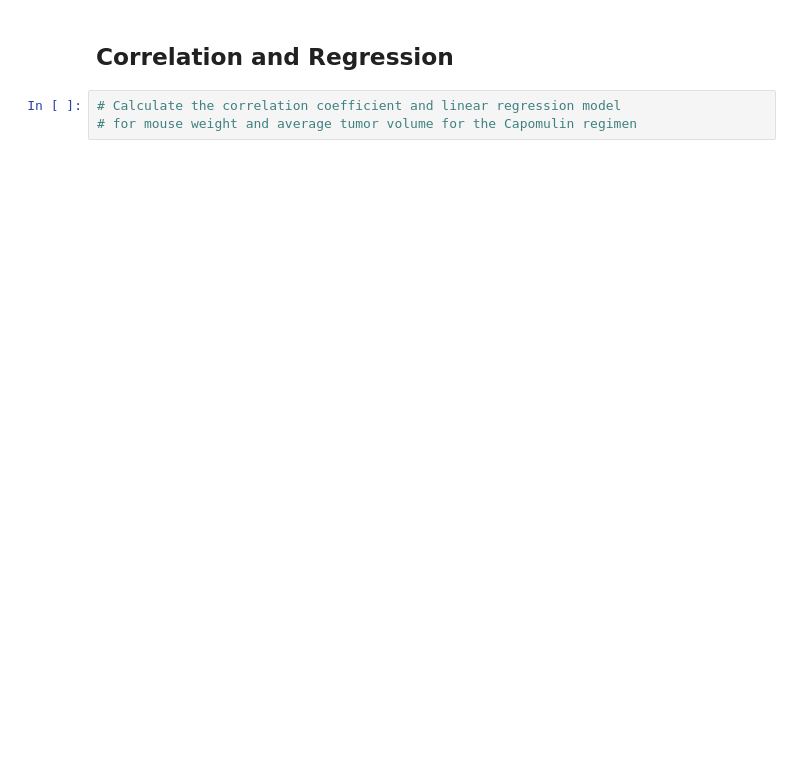
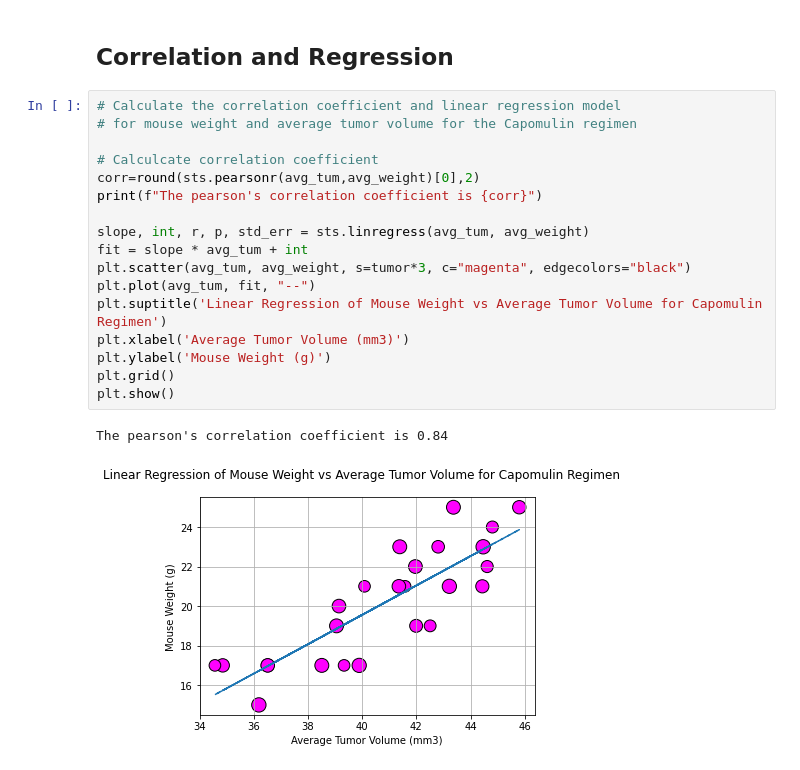
Before and after one commit to natlass/The-Power-of-Plots, a Jupyter notebook: pymaceuticals_starter.ipynb, the cells around one changed output. Saved outputs shown, nothing was run; the diff lists cells and outputs as text; blank space fills up the shorter version.

```diff
--- a/pymaceuticals_starter.ipynb
+++ b/pymaceuticals_starter.ipynb
@@ -302,5 +308,22 @@ plt.show()
 # %% [markdown]
 ## Correlation and Regression
-# %%
-# Calculate the correlation coefficient and linear regression model
-# for mouse weight and average tumor volume for the Capomulin regimen
+# %%
+# Calculate the correlation coefficient and linear regression model
+# for mouse weight and average tumor volume for the Capomulin regimen
+
+# Calculcate correlation coefficient
+corr=round(sts.pearsonr(avg_tum,avg_weight)[0],2)
+print(f"The pearson's correlation coefficient is {corr}")
+
+slope, int, r, p, std_err = sts.linregress(avg_tum, avg_weight)
+fit = slope * avg_tum + int
+plt.scatter(avg_tum, avg_weight, s=tumor*3, c="magenta", edgecolors="black")
+plt.plot(avg_tum, fit, "--")
+plt.suptitle('Linear Regression of Mouse Weight vs Average Tumor Volume for Capomulin Regimen')
+plt.xlabel('Average Tumor Volume (mm3)')
+plt.ylabel('Mouse Weight (g)')
+plt.grid()
+plt.show()
+# %% [output]
+The pearson's correlation coefficient is 0.84
+[figure, added]
```
Also changed, not shown: parts of 7 cells of this notebook.
